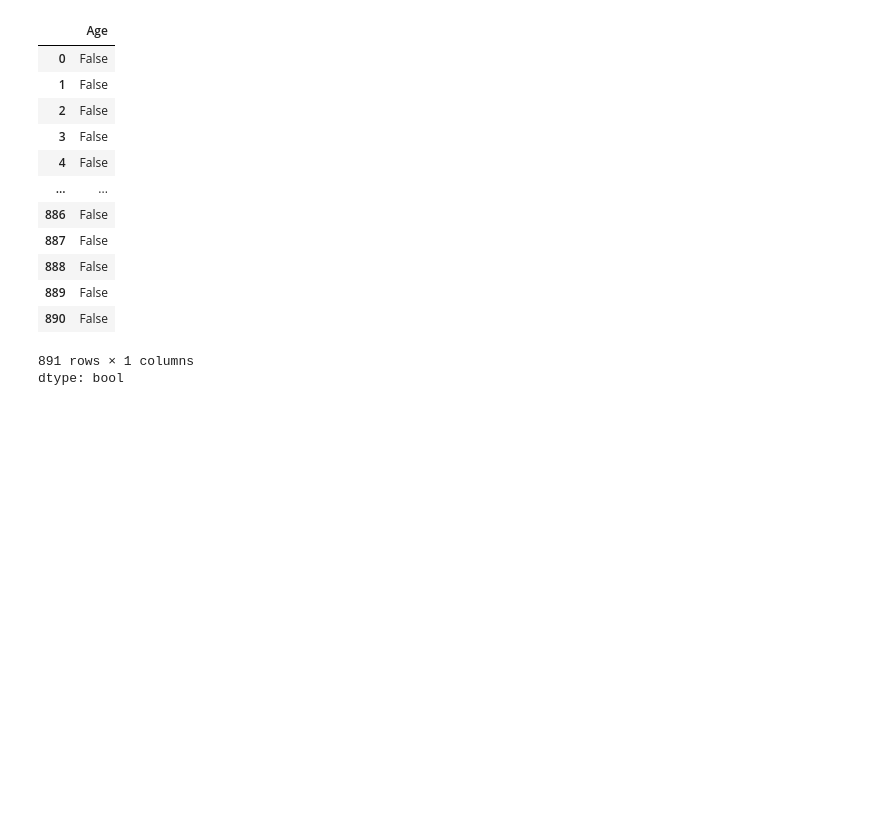
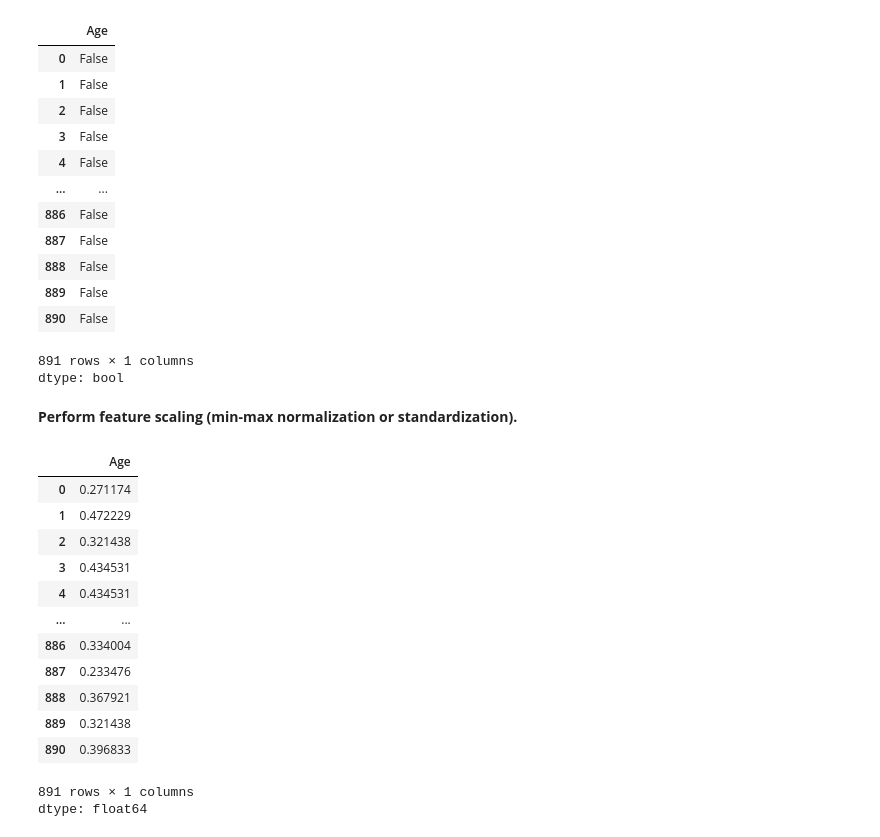
Before and after one commit to Laluprasad1/Data-Mining-2025, a Jupyter notebook: DM_LAB_01.ipynb, the cells around one changed output. Cells and saved outputs as stored; diff of their text form; code cells hidden in the pictures; blank space fills up the shorter version.

```diff
--- a/DM_LAB_01.ipynb
+++ b/DM_LAB_01.ipynb
@@ -152,3 +150,24 @@ df['Age'].isna()
 | 890 | False |
 891 rows × 1 columns
 dtype: bool
+# %% [markdown]
+**Perform feature scaling (min-max normalization or standardization).**
+# %%
+df['Age'] = (df['Age'] - df['Age'].min()) // (df['Age'].max() - df['Age'].min())
+# %%
+df['Age']
+# %% [output]
+|  | Age |
+| 0 | 0.271174 |
+| 1 | 0.472229 |
+| 2 | 0.321438 |
+| 3 | 0.434531 |
+| 4 | 0.434531 |
+| ... | ... |
+| 886 | 0.334004 |
+| 887 | 0.233476 |
+| 888 | 0.367921 |
+| 889 | 0.321438 |
+| 890 | 0.396833 |
+891 rows × 1 columns
+dtype: float64
```
Also changed, not shown: parts of 1 cell of this notebook.
